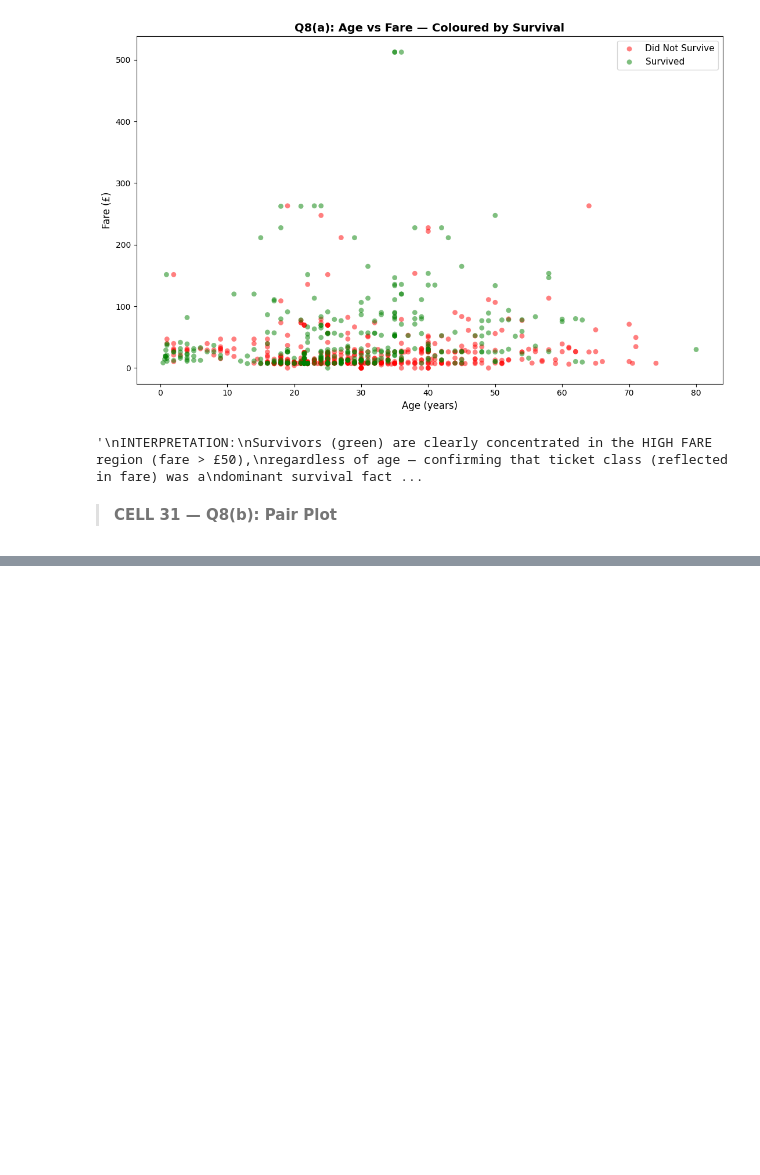
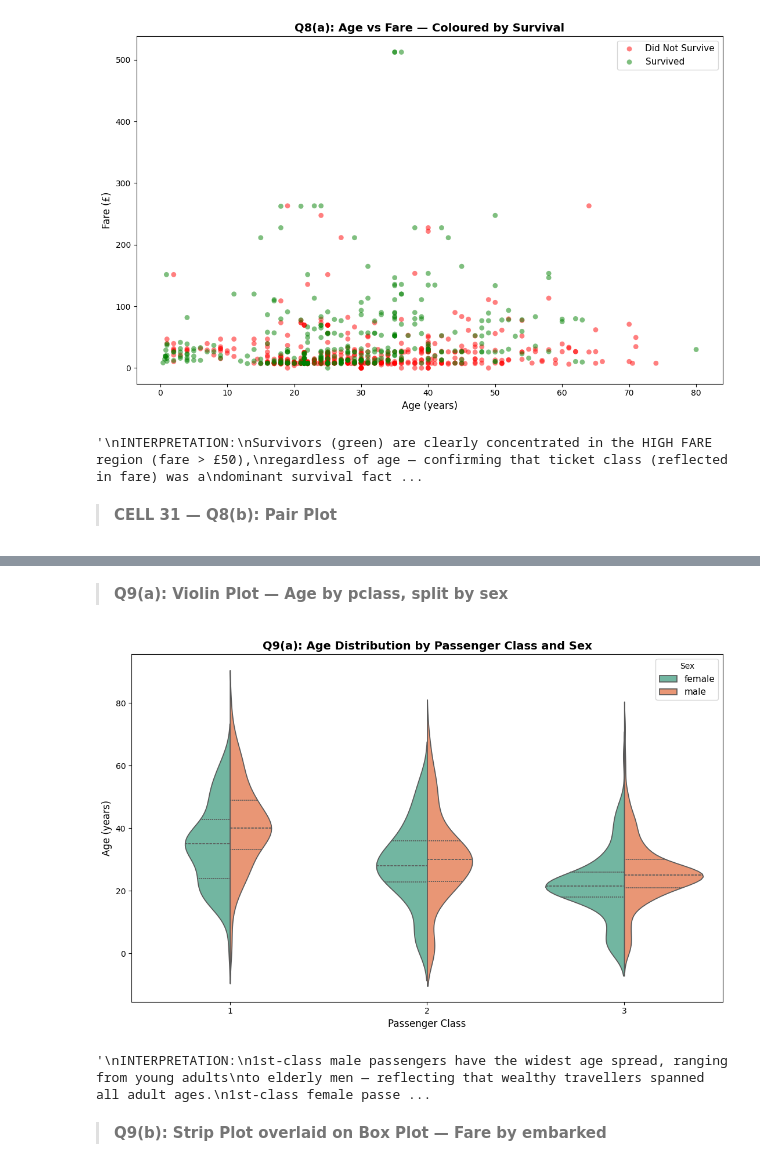
Before and after one commit to MuhammadAhmad1078/Titanic-Dataset-Exploratory-Analysis, a Jupyter notebook: 22F-8814-A2-Dataviz.ipynb, the cells around one changed output, grey strips where cells are left out. Drawn from its saved outputs; the diff is of its cells as text; code cells hidden in the pictures; blank space fills up the shorter version.

Commit message:
feat:Violn and Swarm plots

```diff
--- a/22F-8814-A2-Dataviz.ipynb
+++ b/22F-8814-A2-Dataviz.ipynb
@@ -918,0 +922,32 @@ class, fare, and survival that is immediately apparent in the pairplot.
+# %% [markdown]
+> **Q9(a): Violin Plot — Age by pclass, split by sex**
+# %%
+fig, ax = plt.subplots(figsize=(11, 7))
+
+sns.violinplot(data=df, x='pclass', y='age', hue='sex',
+               split=True, palette='Set2', inner='quartile', ax=ax)
+
+ax.set_title('Q9(a): Age Distribution by Passenger Class and Sex', fontsize=14, fontweight='bold')
+ax.set_xlabel('Passenger Class', fontsize=12)
+ax.set_ylabel('Age (years)', fontsize=12)
+ax.legend(title='Sex', fontsize=11)
+
+plt.tight_layout()
+plt.show()
+
+"""
+INTERPRETATION:
+1st-class male passengers have the widest age spread, ranging from young adults
+to elderly men — reflecting that wealthy travellers spanned all adult ages.
+1st-class female passengers show a similar broad distribution. 3rd-class
+passengers (both sexes) are concentrated in younger ages (20–35), consistent
+with the emigrant profile — young people seeking new lives abroad. The group
+with the widest absolute age spread is 1st-class males, whose violin extends
+from roughly 15 to 75 years. Children appear predominantly in 2nd and 3rd class
+violin plots, visible as bulges near the bottom.
+"""
+# %% [output]
+[figure, added]
+'\nINTERPRETATION:\n1st-class male passengers have the widest age spread, ranging from young adults\nto elderly men — reflecting that wealthy travellers spanned all adult ages.\n1st-class female passe ...
+# %% [markdown]
+> **Q9(b): Strip Plot overlaid on Box Plot — Fare by embarked**
```
Also changed, not shown: parts of 1 cell of this notebook.
